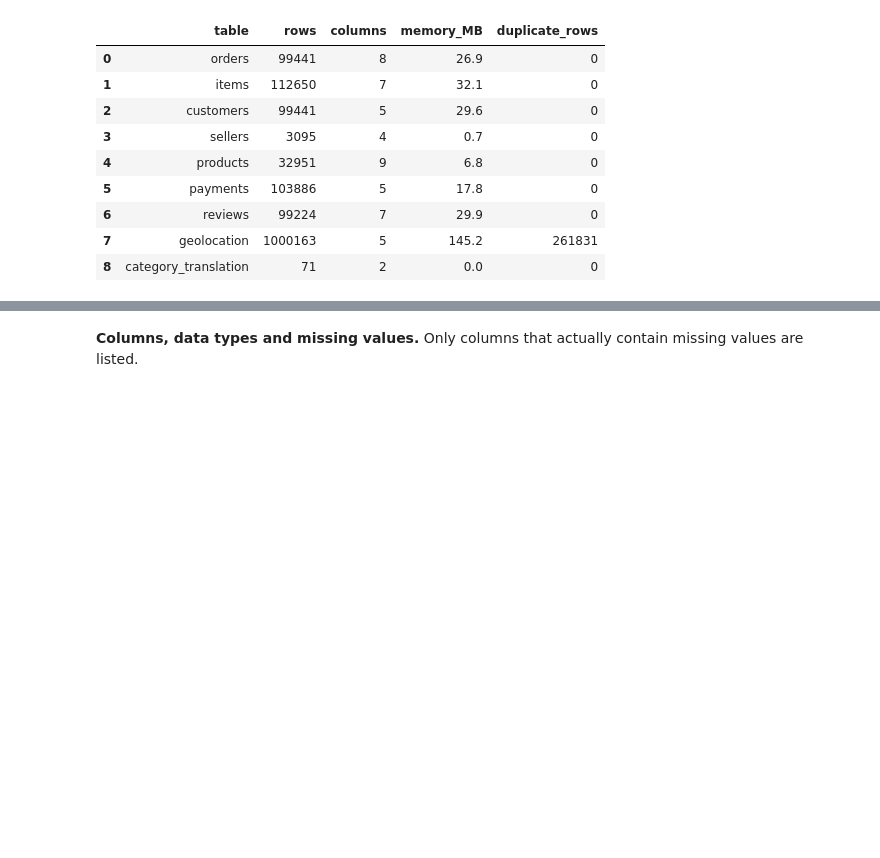
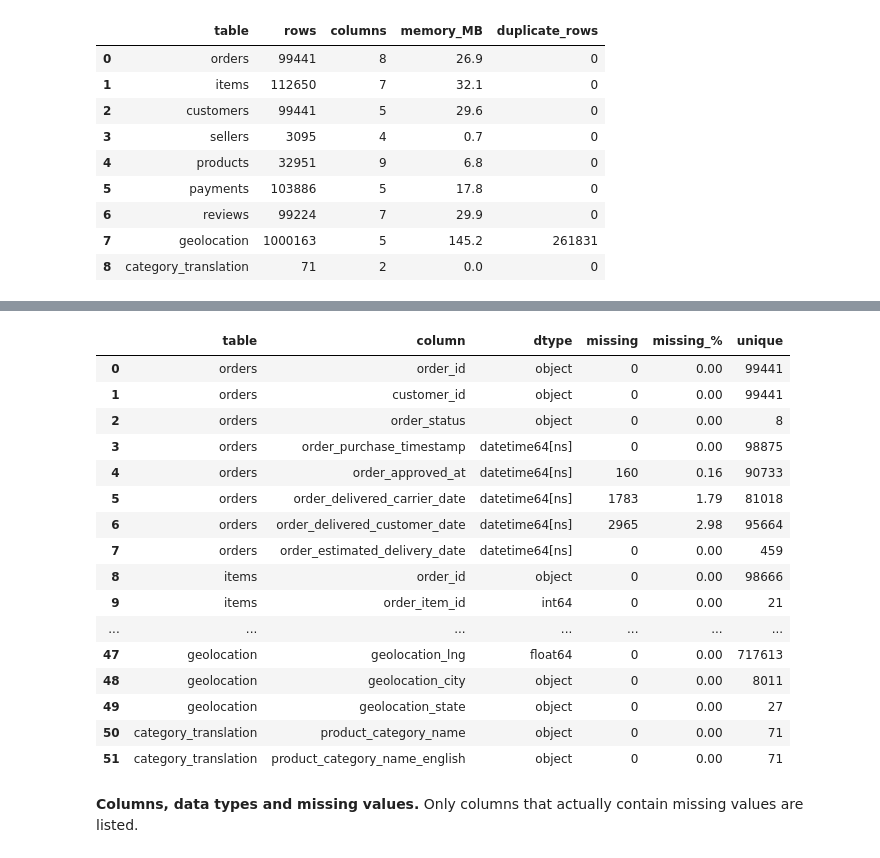
Before and after one commit to mohamedghalwash10/late-delivery-predictor, a Jupyter notebook: notebooks/late_delivery_predictor.ipynb, the cells around one changed output, grey strips where cells are left out. Drawn from its saved outputs; the diff is of its cells as text; code cells hidden in the pictures; blank space fills up the shorter version.

```diff
--- a/notebooks/late_delivery_predictor.ipynb
+++ b/notebooks/late_delivery_predictor.ipynb
@@ -137,3 +172,29 @@ display(overview)
+# %%
+dictionary = pd.DataFrame([{
+    "table": name, "column": col, "dtype": str(d[col].dtype),
+    "missing": int(d[col].isna().sum()), "missing_%": round(d[col].isna().mean() * 100, 2),
+    "unique": int(d[col].nunique()),
+} for name, d in tables.items() for col in d.columns])
+with pd.option_context("display.max_rows", None):
+    display(dictionary)
+# %% [output]
+|  | table | column | dtype | missing | missing_% | unique |
+| 0 | orders | order_id | object | 0 | 0.00 | 99441 |
+| 1 | orders | customer_id | object | 0 | 0.00 | 99441 |
+| 2 | orders | order_status | object | 0 | 0.00 | 8 |
+| 3 | orders | order_purchase_timestamp | datetime64[ns] | 0 | 0.00 | 98875 |
+| 4 | orders | order_approved_at | datetime64[ns] | 160 | 0.16 | 90733 |
+| 5 | orders | order_delivered_carrier_date | datetime64[ns] | 1783 | 1.79 | 81018 |
+| 6 | orders | order_delivered_customer_date | datetime64[ns] | 2965 | 2.98 | 95664 |
+| 7 | orders | order_estimated_delivery_date | datetime64[ns] | 0 | 0.00 | 459 |
+| 8 | items | order_id | object | 0 | 0.00 | 98666 |
+| 9 | items | order_item_id | int64 | 0 | 0.00 | 21 |
+| ... | ... | ... | ... | ... | ... | ... |
+| 47 | geolocation | geolocation_lng | float64 | 0 | 0.00 | 717613 |
+| 48 | geolocation | geolocation_city | object | 0 | 0.00 | 8011 |
+| 49 | geolocation | geolocation_state | object | 0 | 0.00 | 27 |
+| 50 | category_translation | product_category_name | object | 0 | 0.00 | 71 |
+| 51 | category_translation | product_category_name_english | object | 0 | 0.00 | 71 |
 # %% [markdown]
 **Columns, data types and missing values.** Only columns that actually contain missing values are listed.
 # %%
```
Also changed, not shown: parts of 9 cells of this notebook, 3 other files.
